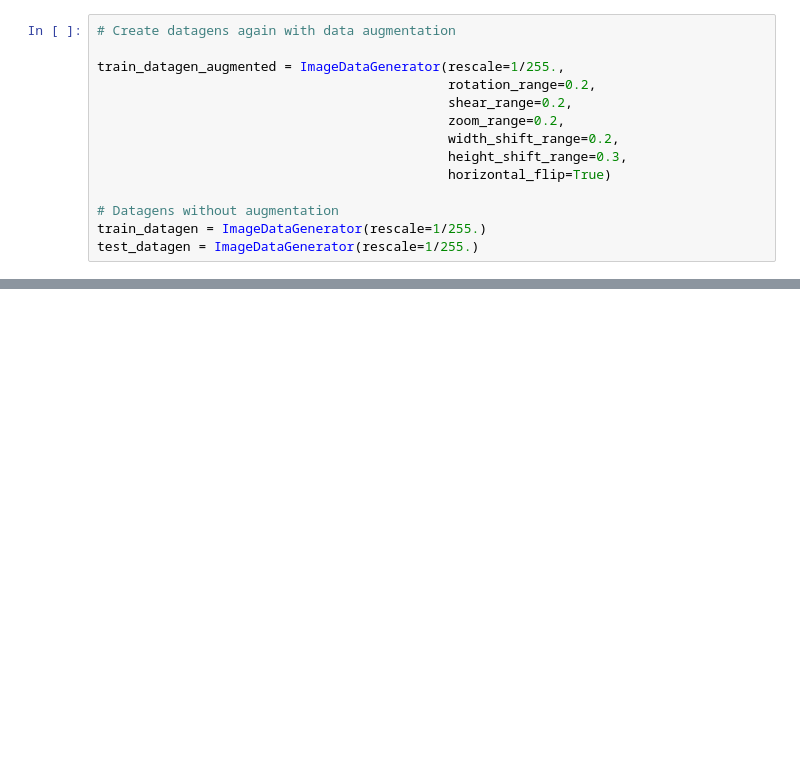
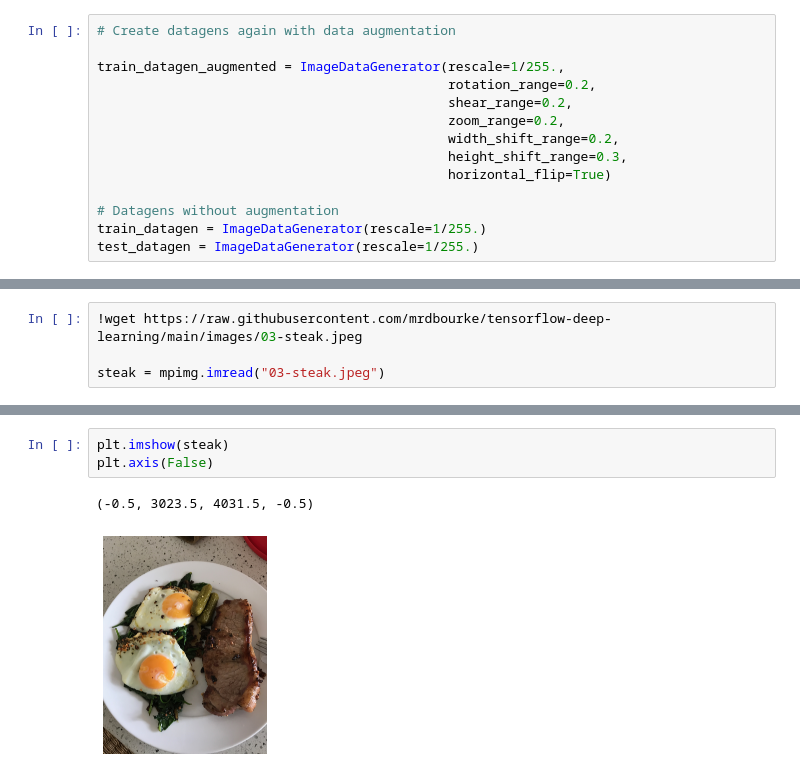
Before and after one commit to AarnoStormborn/Tensorflow-Developer-Certification, a Jupyter notebook: 03_tensorflow_computer_vision.ipynb, the cells around one changed output, grey strips where cells are left out. Cells and saved outputs as stored; diff of their text form; blank space fills up the shorter version.

```diff
--- a/03_tensorflow_computer_vision.ipynb
+++ b/03_tensorflow_computer_vision.ipynb
@@ -766,0 +881,4 @@ test_datagen = ImageDataGenerator(rescale=1/255.)
+# %%
+!wget https://raw.githubusercontent.com/mrdbourke/tensorflow-deep-learning/main/images/03-steak.jpeg
+
+steak = mpimg.imread("03-steak.jpeg")
@@ -766,0 +896,6 @@ test_datagen = ImageDataGenerator(rescale=1/255.)
+# %%
+plt.imshow(steak)
+plt.axis(False)
+# %% [output]
+(-0.5, 3023.5, 4031.5, -0.5)
+[figure, added]
```
Also changed, not shown: parts of 40 cells of this notebook.
